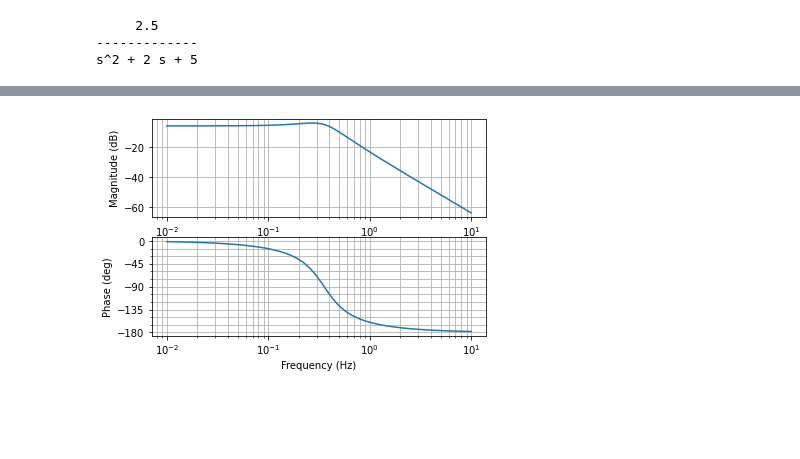
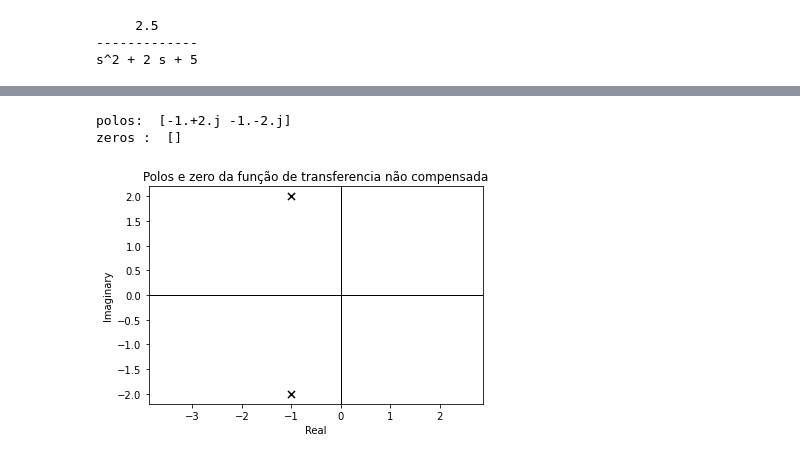
Before and after one commit to mfelippe/Python-Control-Systems, a Jupyter notebook: grupo_7.ipynb, the cells around one changed output, grey strips where cells are left out. Cells and saved outputs as stored; diff of their text form; code cells hidden in the pictures; blank space fills up the shorter version.

Commit message:
implementação do bloco de levantamento de requisitos da função de transferencia

```diff
--- a/grupo_7.ipynb
+++ b/grupo_7.ipynb
@@ -30,5 +30,0 @@ plt.show()
-# %%
-#plote do diagrama de Bode do sistema não compensado
-w, mag, phase = ctl.bode(G_s)
-# %% [output]
-[figure, removed]
@@ -41,0 +31,11 @@ w, mag, phase = ctl.bode(G_s)
+# %%
+#polos da tf
+print("polos: ",ctl.pole(G_s))
+# Zeros da tf
+print("zeros : ",ctl.zero(G_s))
+ctl.pzmap(G_s,title="Polos e zero da função de transferencia não compensada")
+plt.show()
+# %% [output]
+polos:  [-1.+2.j -1.-2.j]
+zeros :  []
+[figure, added]
```
Also changed, not shown: parts of 4 cells of this notebook, 2 other files.
